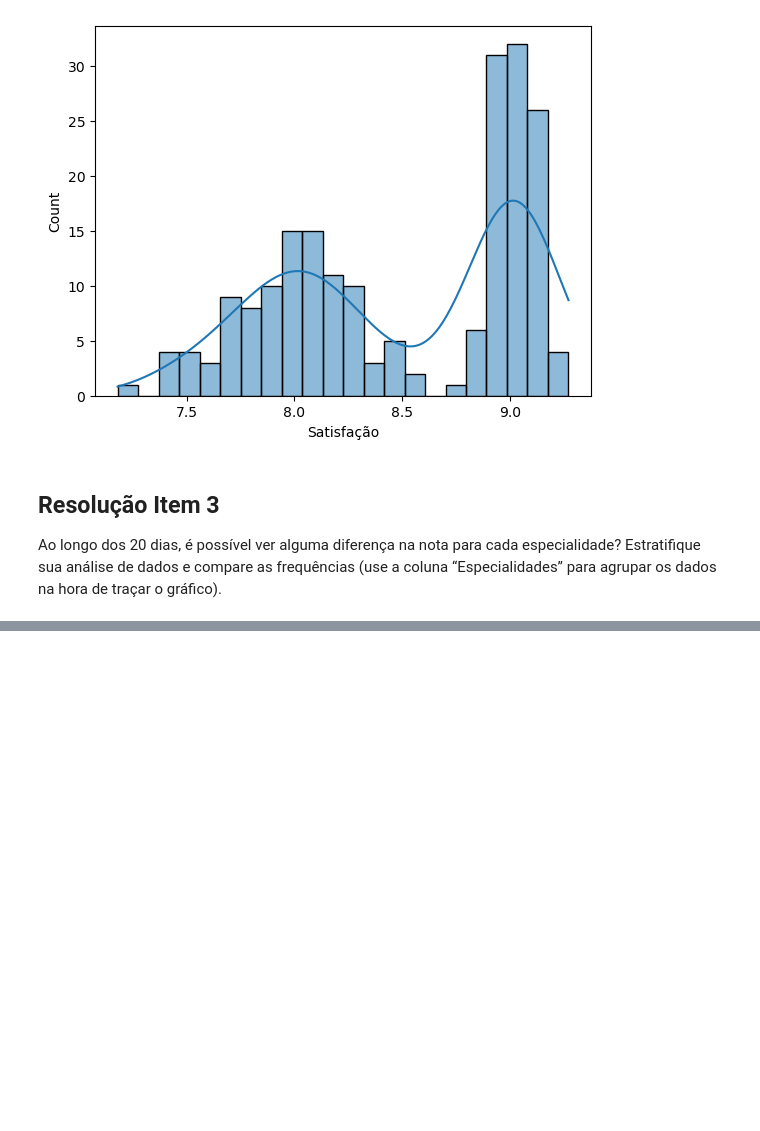
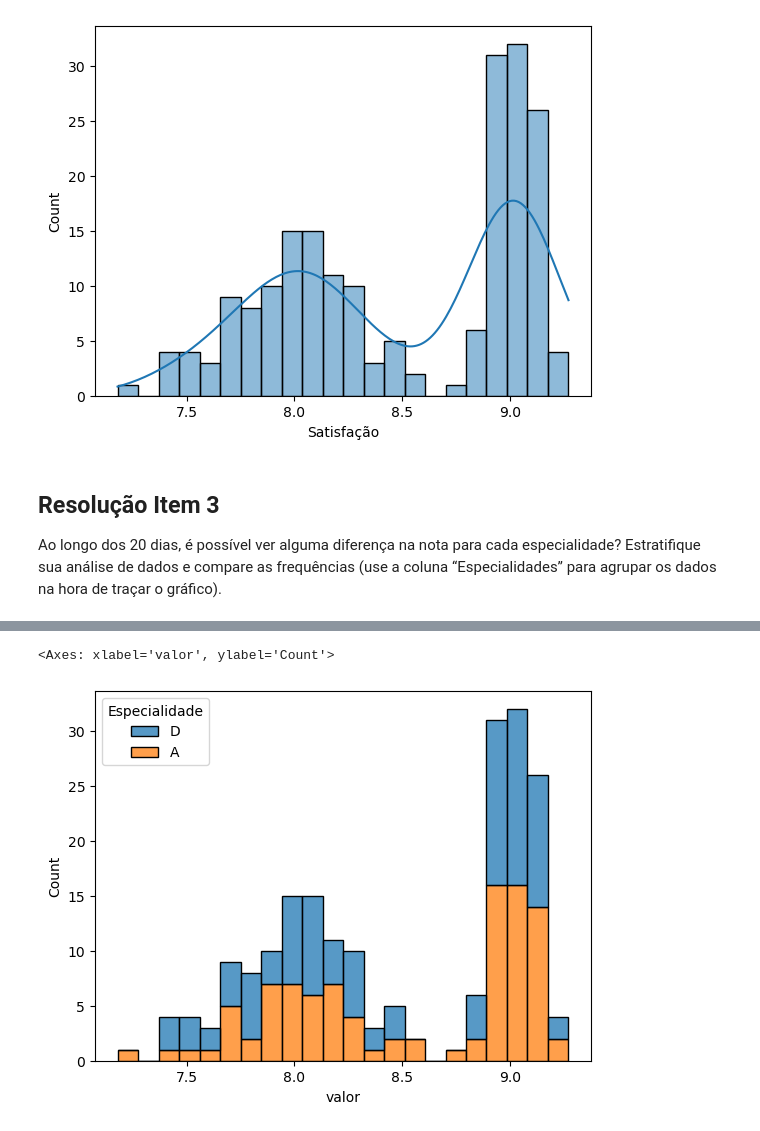
Before and after one commit to ThgMelo/greenbelt, a Jupyter notebook: Exercício 2/Exercício 2.ipynb, the cells around one changed output, grey strips where cells are left out. Drawn from its saved outputs; the diff is of its cells as text; code cells hidden in the pictures; blank space fills up the shorter version.

```diff
--- a/Exercício 2/Exercício 2.ipynb
+++ b/Exercício 2/Exercício 2.ipynb
@@ -67,3 +67,7 @@ sns.histplot(dados['Satisfação'], bins = 22, kde=True)
 # %% [markdown]
 ## Resolução Item 3
 Ao longo dos 20 dias, é possível ver alguma diferença na nota para cada especialidade? Estratifique sua análise de dados e compare as frequências (use a coluna “Especialidades” para agrupar os dados na hora de traçar o gráfico).
+# %%
+# Transformar os dados em formato longo
+dados_melt = pd.melt(dados, value_vars=['Satisfação'], id_vars=['Especialidade'], var_name='variavel', value_name='valor')
+dados_melt
@@ -69,0 +88,5 @@ Ao longo dos 20 dias, é possível ver alguma diferença na nota para cada espec
+# %%
+sns.histplot(data=dados_melt, x="valor", hue="Especialidade", bins = 22, multiple="stack")
+# %% [output]
+<Axes: xlabel='valor', ylabel='Count'>
+[figure, added]
```
Also changed, not shown: parts of 1 cell of this notebook.
